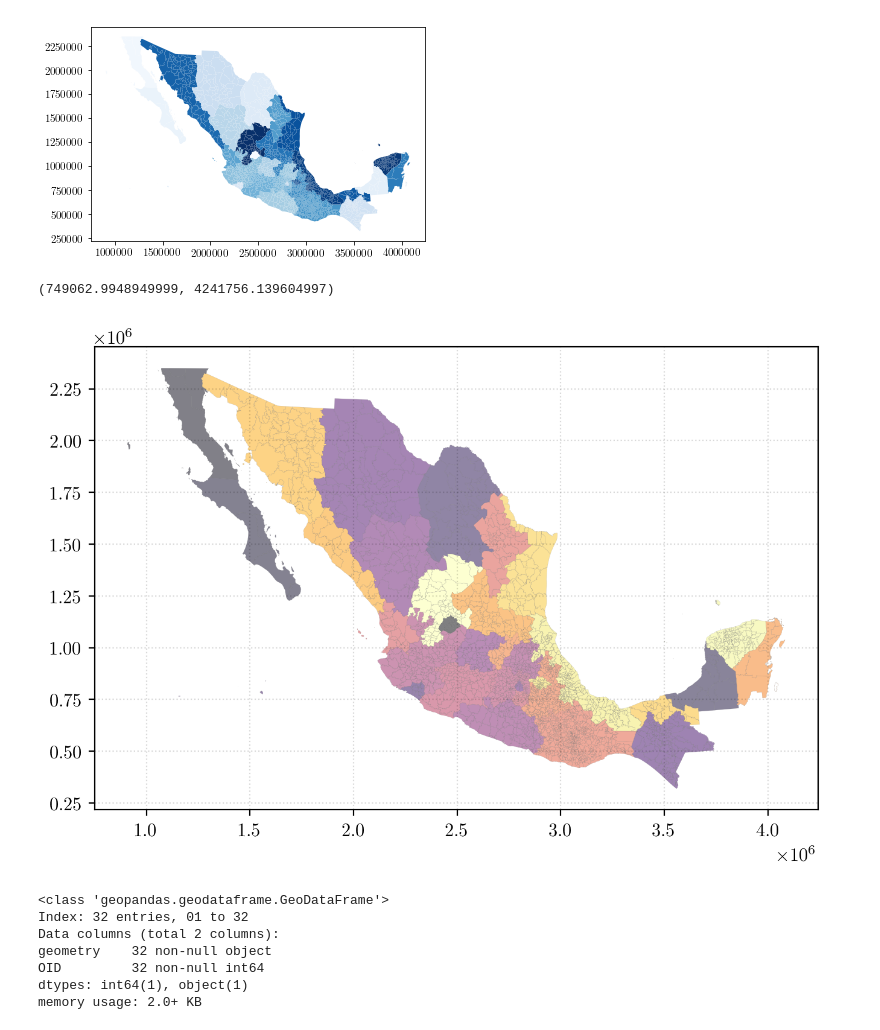
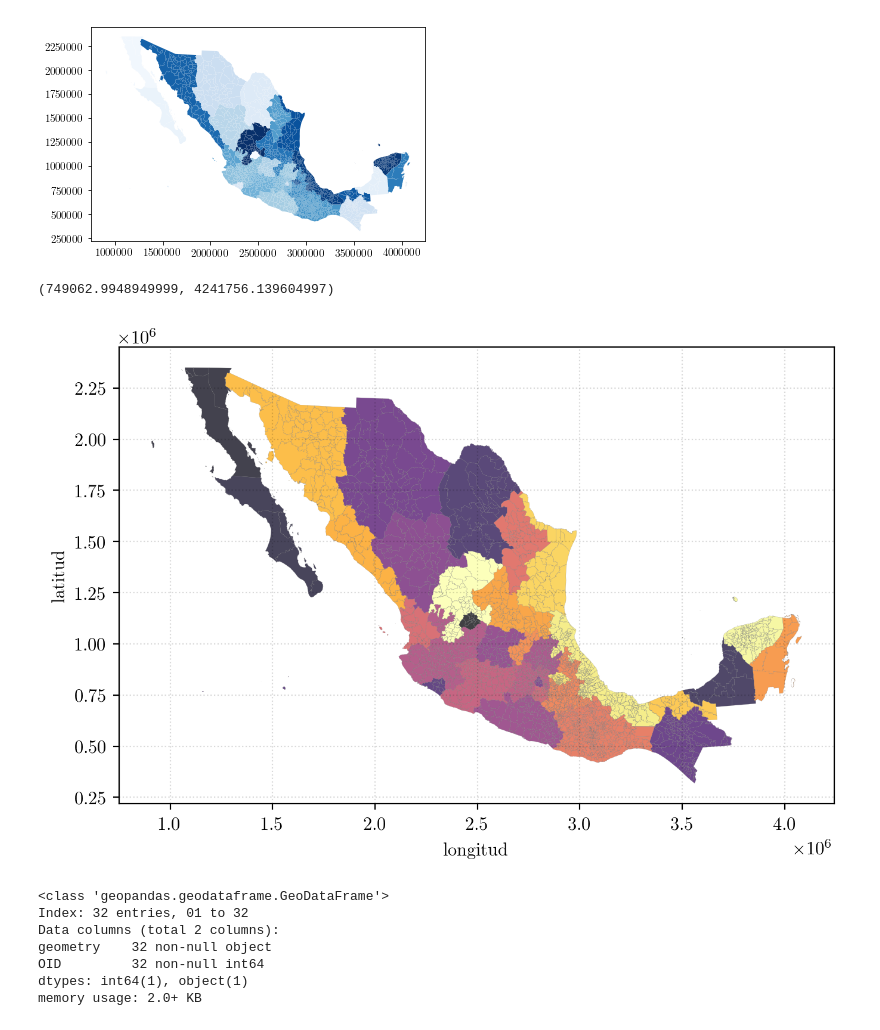
Before and after one commit to zamorays/cursoDatosGeograficos, a Jupyter notebook: Sesion 8 Matplotlib Pandas y Geopandas.ipynb, the cells around one changed output. Drawn from its saved outputs; the diff is of its cells as text; code cells hidden in the pictures.

```diff
--- a/Sesion 8 Matplotlib Pandas y Geopandas.ipynb
+++ b/Sesion 8 Matplotlib Pandas y Geopandas.ipynb
@@ -136,35 +140,39 @@ scale = 400
 nsubX = 1
 nsubY = 0
 
 width,height = 3*scale*(nsubX+1*(nsubX==0)),3*scale*(nsubY+1*(nsubY==0))
 
 # Pixel border around image
 border = 1
 
 dpi = 200.0
 figsize= (width+2*border)/float(dpi), (height+2*border)/float(dpi)
 fig,ax = subplots((nsubY+1*(nsubY==0)),(nsubX+1*(nsubX==0)),
                   figsize=figsize, dpi=dpi, sharey=True)
 
 hpixel = 1.0/(width+2*border)
 vpixel = 1.0/(height+2*border)
 
 fig.subplots_adjust(left=border*hpixel, bottom=border*vpixel,
                     right=1-2*border*hpixel, top=1-2*border*vpixel,
                     wspace=0, hspace=0)
+#########################################
 ax.set_aspect('equal')
+###########################################
 #ax.locator_params(axis='y', nticks=6)
 #ax.locator_params(axis='x', nticks=15)
 
 ticklabel_format(style='sci', axis='x', scilimits=(0,0))
 ticklabel_format(style='sci', axis='y', scilimits=(0,0))
+ax.set_xlabel('longitud')
+ax.set_ylabel('latitud')
 
 ax.grid(True, color='black', ls=':', alpha=0.15)
-munis = gdf.plot(ax=ax,column='CVE_ENT', cmap='inferno', alpha=0.5,edgecolor=(0.5,0.5,0.5),lw=0.1)
+munis = gdf.plot(ax=ax,column='CVE_ENT', cmap='inferno', alpha=0.75,edgecolor=(0.5,0.5,0.5),lw=0.1)
 munis.get_xlim()
 # %% [output]
 (749062.9948949999, 4241756.139604997)
-[figure, old version]
+[figure, new version]
 # %%
 gdfEstados = gdf.dissolve('CVE_ENT', aggfunc='sum')
 # %%
```
Also changed, not shown: parts of 31 cells of this notebook, 2 other files.
